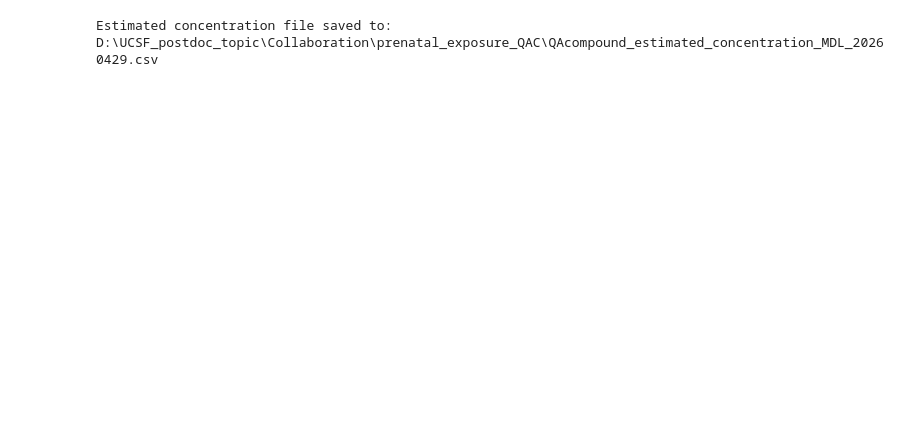
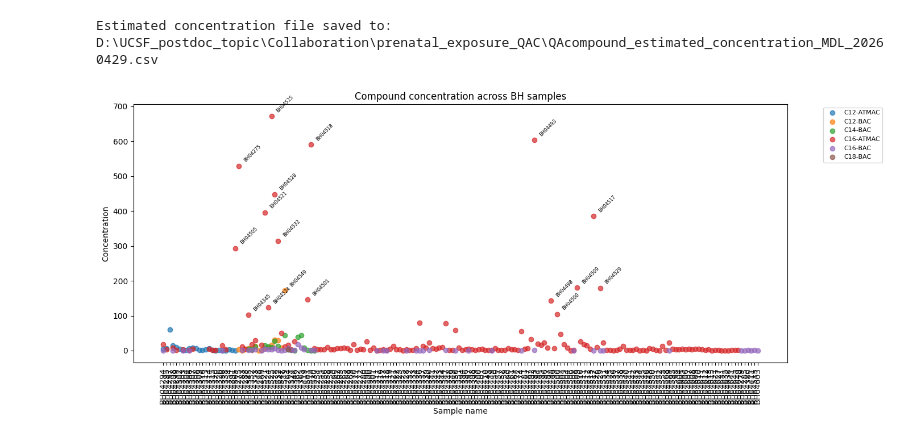
Before and after one commit to YANGJJ93MS/Prenatal_exposures_to_QACs, a Jupyter notebook: QACs_calibration_curve_development.ipynb, the cells around one changed output. Saved outputs shown, nothing was run; the diff lists cells and outputs as text; code cells hidden in the pictures; blank space fills up the shorter version.

Commit message:
update QACs calibration curve

```diff
--- a/QACs_calibration_curve_development.ipynb
+++ b/QACs_calibration_curve_development.ipynb
@@ -1025,3 +1071,70 @@ print(f"Estimated concentration file saved to:\n{output_path}")
 # %% [output]
 Estimated concentration file saved to:
 D:\UCSF_postdoc_topic\Collaboration\prenatal_exposure_QAC\QAcompound_estimated_concentration_MDL_20260429.csv
+# %%
+#plot the scatter plot of compound concentration along the sample names
+#do scatter plot, column names in x axis, and concentration vlaue in y
+import matplotlib.pyplot as plt
+import pandas as pd
+
+concentration_table_mdl_filtered_corrected= pd.read_csv(output_path)
+
+conc_table = concentration_table_mdl_filtered_corrected.iloc[2:,].copy()
+# Plot scatter plot of compound concentration along sample names
+import matplotlib.pyplot as plt
+import pandas as pd
+
+# Plot scatter plot of compound concentration along sample names
+
+bh_columns = [
+    col for col in conc_table.columns
+    if col.startswith("BH")
+]
+
+plot_data = conc_table[
+    ["compound_name"] + bh_columns
+].copy()
+
+# Convert from wide to long format
+plot_data_long = plot_data.melt(
+    id_vars="compound_name",
+    value_vars=bh_columns,
+    var_name="sample_name",
+    value_name="concentration"
+)
+
+# Remove missing values
+plot_data_long = plot_data_long.dropna(subset=["concentration"])
+
+plt.figure(figsize=(14, 6))
+
+for compound, df in plot_data_long.groupby("compound_name"):
+    plt.scatter(
+        df["sample_name"],
+        df["concentration"],
+        label=compound,
+        alpha=0.7
+    )
+
+    # Add sample name beside dots with concentration > 100
+    high_values = df[df["concentration"] >= 100]
+
+    for _, row in high_values.iterrows():
+        plt.annotate(
+            row["sample_name"],
+            xy=(row["sample_name"], row["concentration"]),
+            xytext=(5, 5),
+            textcoords="offset points",
+            fontsize=6,
+            rotation=45
+        )
+
+plt.xlabel("Sample name")
+plt.ylabel("Concentration")
+plt.title("Compound concentration across BH samples")
+plt.xticks(rotation=90)
+plt.legend(bbox_to_anchor=(1.05, 1), loc="upper left", fontsize=8)
+plt.tight_layout()
+plt.show()
+# %% [output]
+[figure, added]
```
Also changed, not shown: parts of 5 cells of this notebook, 1 other file.
